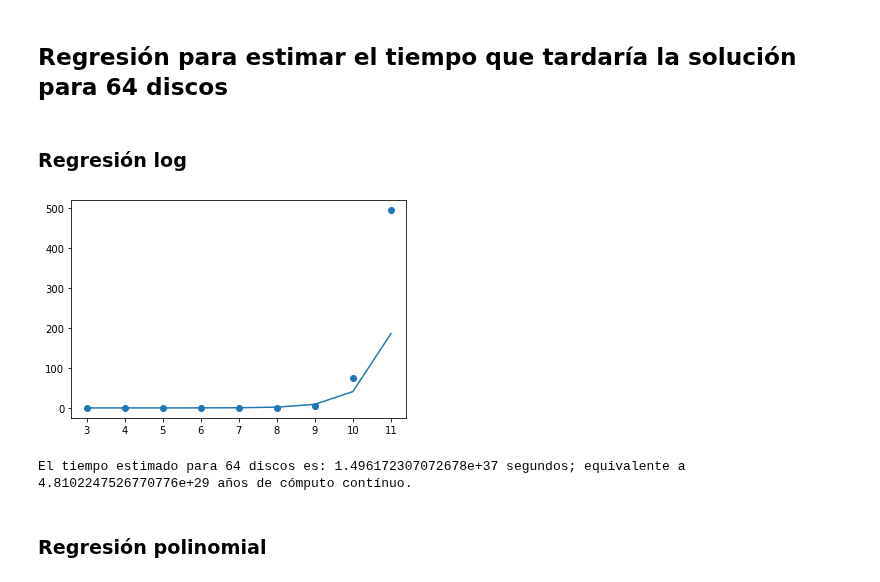
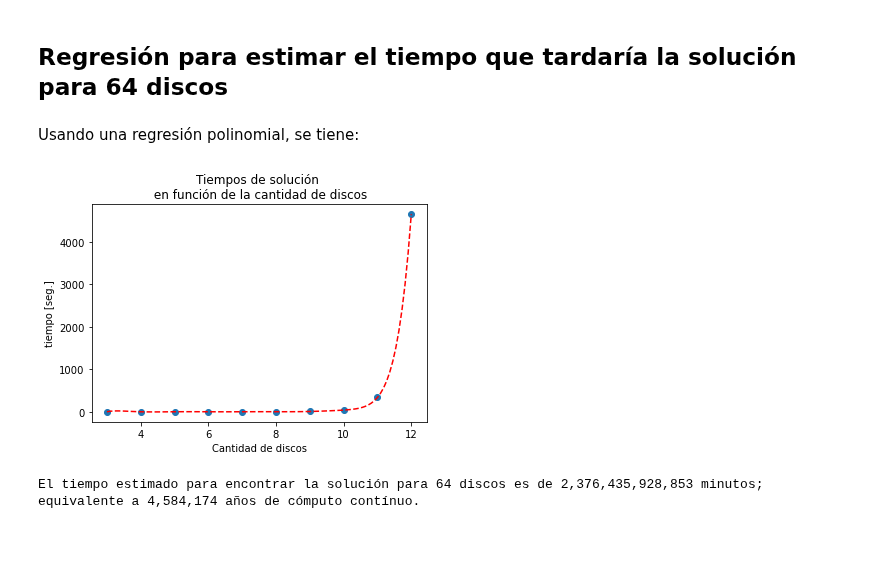
Before and after one commit to cgaravitoc/macc, a Jupyter notebook: AI/Miniproyecto - torres de hanoi/Hanoi.ipynb, the cells around one changed output. Saved outputs shown, nothing was run; the diff lists cells and outputs as text; code cells hidden in the pictures; blank space fills up the shorter version.

```diff
--- a/AI/Miniproyecto - torres de hanoi/Hanoi.ipynb
+++ b/AI/Miniproyecto - torres de hanoi/Hanoi.ipynb
@@ -332,0 +316,27 @@ plt.show()
+# %%
+# correr para visualizar resultados obtenidos con google colab
+
+import matplotlib.pylab as plt
+from time import perf_counter
+import numpy as np
+
+dict_tiempos_sol2 = {'discos: 3': 0.004036811999867496,
+ 'discos: 4': 0.007365681999544904,
+ 'discos: 5': 0.01850395400015259,
+ 'discos: 6': 0.05800535599973955,
+ 'discos: 7': 0.21340792299997702,
+ 'discos: 8': 1.129618728999958,
+ 'discos: 9': 6.836087618999954,
+ 'discos: 10': 39.68399612800022,
+ 'discos: 11': 337.80143354400025,
+ 'discos: 12': 4655.877224973}
+
+myList2 = dict_tiempos_sol2.items()
+x, y = zip(*myList2)
+
+plt.plot(x, y , 'o-')
+plt.xticks(rotation=90)
+plt.xlabel('problema')
+plt.ylabel('tiempo [seg.]')
+plt.title('Tiempos de solución depth_first_search')
+plt.show()
@@ -333,29 +345,32 @@ plt.show()
 # %% [markdown]
 ## Regresión para estimar el tiempo que tardaría la solución para 64 discos
-# %% [markdown]
-### Regresión log
+# %% [markdown]
+Usando una regresión polinomial, se tiene:
 # %%
-myList = dict_test_mean.items()
+myList = dict_tiempos_sol2.items()
 x, y = zip(*myList)
 
-x_reg = np.arange(3,12)
+x_reg = np.arange(3,13)
 y_reg = np.array(y)
 
 log_x_reg = np.log(x_reg)
 log_y_reg = np.log(y_reg)
 
-mymodel = np.polyfit(x_reg, log_y_reg, 1)
 
-y = np.exp(mymodel[1]) * np.exp(mymodel[0]*x_reg)
+mymodel = np.poly1d(np.polyfit(x_reg, y_reg, 10))
+
+myline = np.linspace(3, 12, 100)
+
 plt.scatter(x_reg, y_reg)
-plt.plot(x_reg, y)
+plt.xlabel("Cantidad de discos")
+plt.ylabel("tiempo [seg.]")
+plt.title("Tiempos de solución \n en función de la cantidad de discos")
+plt.plot(myline, mymodel(myline), 'r--')
 plt.show()
 # %% [output]
-[figure, old version]
+[figure, new version]
 # %%
-t_exp = np.exp(mymodel[1]) * np.exp(mymodel[0]*64)
-print(f"El tiempo estimado para 64 discos es: {round(t_exp,2)} segundos; equivalente a {round(t_exp * (1/(60 * 60 * 24 * 30 * 12)), 2)} años de cómputo contínuo.")
+my_n = 64 # cantidad de discos
+print(f"El tiempo estimado para encontrar la solución para {my_n} discos es de {round(mymodel(my_n) * (1/(60))):,} minutos; equivalente a {round(mymodel(my_n) * (1/(60 * 60 * 24 * 30 * 12))):,} años de cómputo contínuo.")
 # %% [output]
-El tiempo estimado para 64 discos es: 1.496172307072678e+37 segundos; equivalente a 4.8102247526770776e+29 años de cómputo contínuo.
+El tiempo estimado para encontrar la solución para 64 discos es de 2,376,435,928,853 minutos; equivalente a 4,584,174 años de cómputo contínuo.
-# %% [markdown]
-### Regresión polinomial
```
Also changed, not shown: parts of 19 cells of this notebook.
